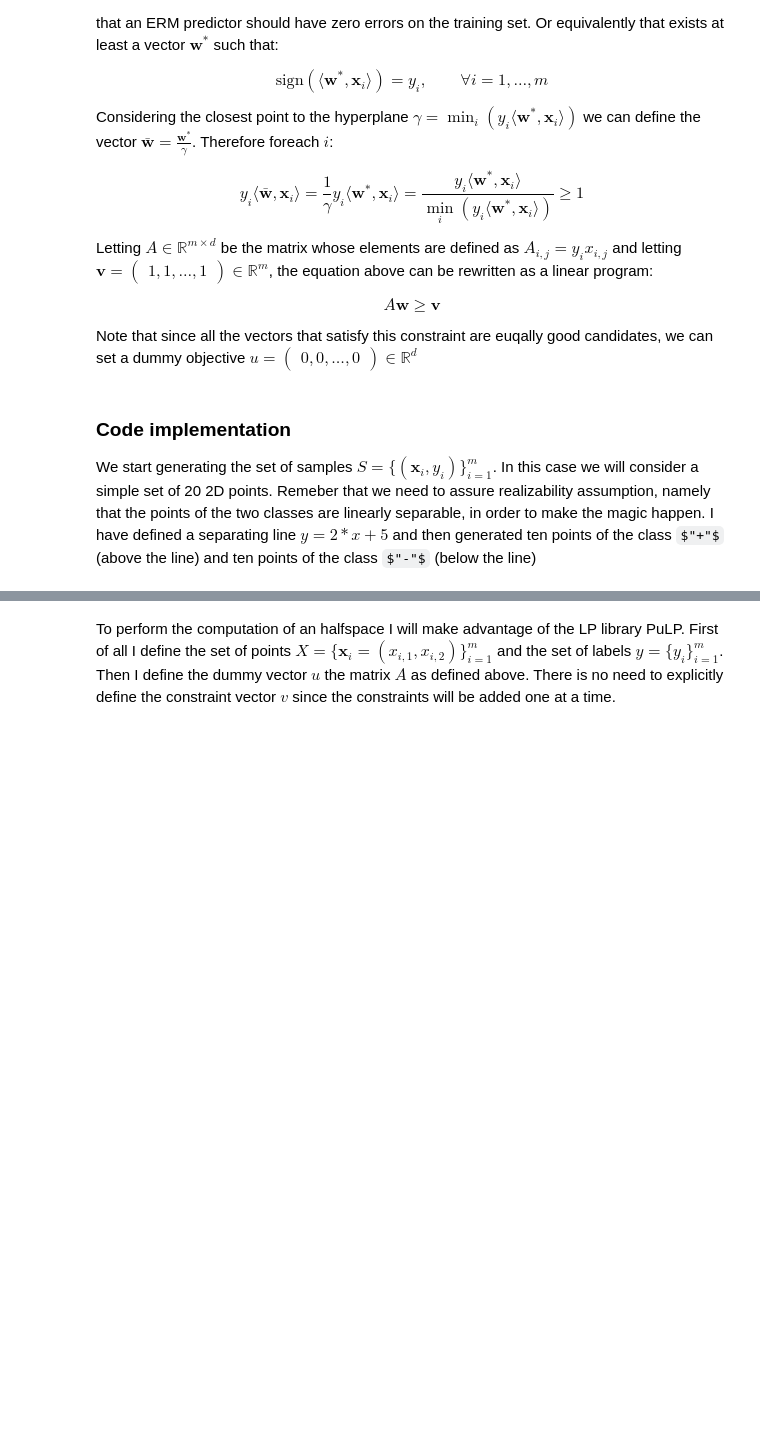
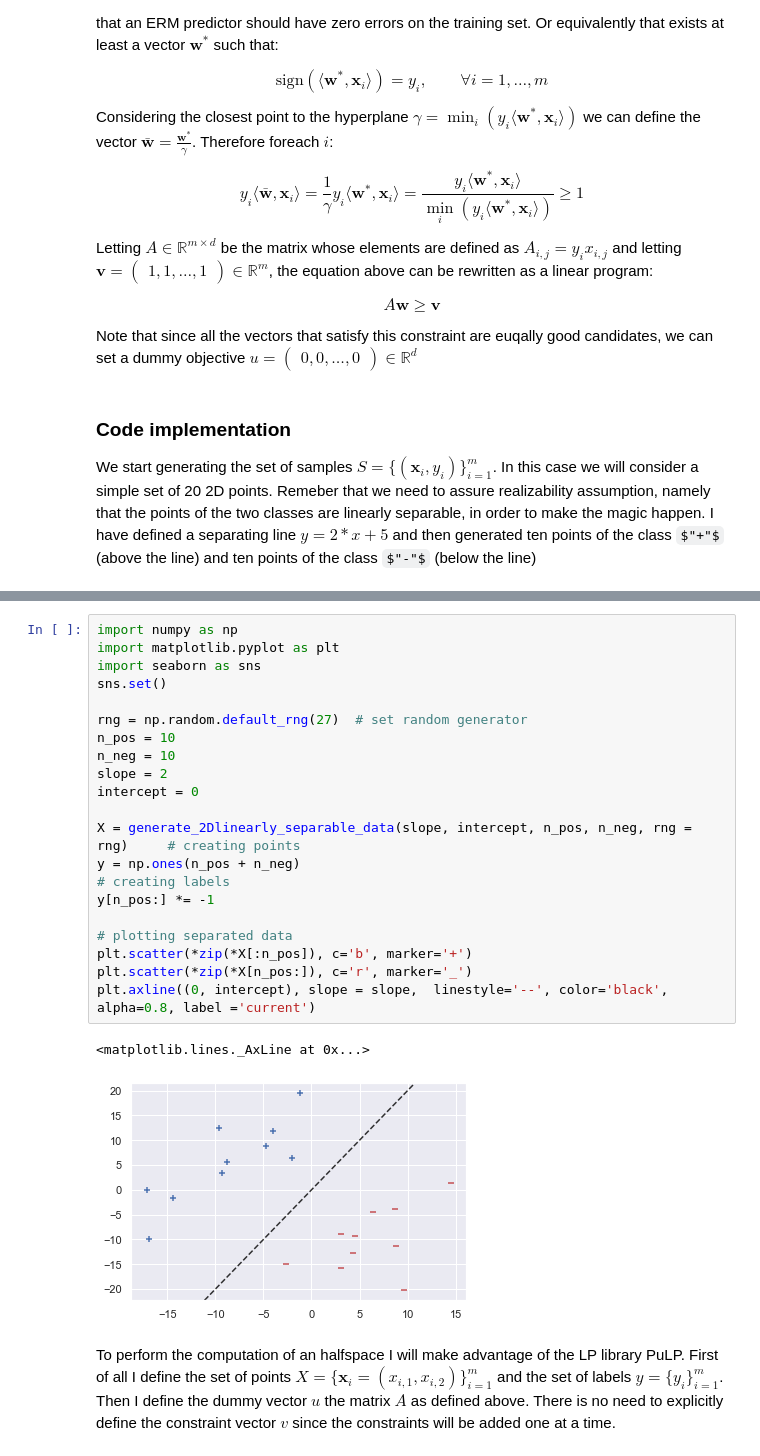
Before and after one commit to s276842/Mathematics-In-Machine-Learning, a Jupyter notebook: Linear Predictors.ipynb, the cells around one changed output, grey strips where cells are left out. Drawn from its saved outputs; the diff is of its cells as text; some formulas as TeX source; blank space fills up the shorter version.

```diff
--- a/Linear Predictors.ipynb
+++ b/Linear Predictors.ipynb
@@ -67,3 +59,26 @@ plt.plot([-10,10], [separating_line(-10), separating_line(10)],  linestyle='--',
+# %%
+import numpy as np
+import matplotlib.pyplot as plt
+import seaborn as sns
+sns.set()
+
+rng = np.random.default_rng(27)  # set random generator
+n_pos = 10
+n_neg = 10
+slope = 2
+intercept = 0
+
+X = generate_2Dlinearly_separable_data(slope, intercept, n_pos, n_neg, rng = rng)     # creating points
+y = np.ones(n_pos + n_neg)                                                            # creating labels
+y[n_pos:] *= -1
+
+# plotting separated data
+plt.scatter(*zip(*X[:n_pos]), c='b', marker='+')
+plt.scatter(*zip(*X[n_pos:]), c='r', marker='_')
+plt.axline((0, intercept), slope = slope,  linestyle='--', color='black', alpha=0.8, label ='current')
+# %% [output]
+<matplotlib.lines._AxLine at 0x...>
+[figure, added]
 # %% [markdown]
 To perform the computation of an halfspace I will make advantage of the LP library PuLP. First of all I define the set of points $X = \{\mathbf x_i = (x_{i,1}, x_{i,2})\}_{i=1}^m$ and the set of labels $y = \{y_i\}_{i=1}^m$. Then I define the dummy vector $u$ the matrix $A$ as defined above. There is no need to explicitly define the constraint vector $v$ since the constraints will be added one at a time.
 # %%
```
Also changed, not shown: parts of 12 cells of this notebook.
